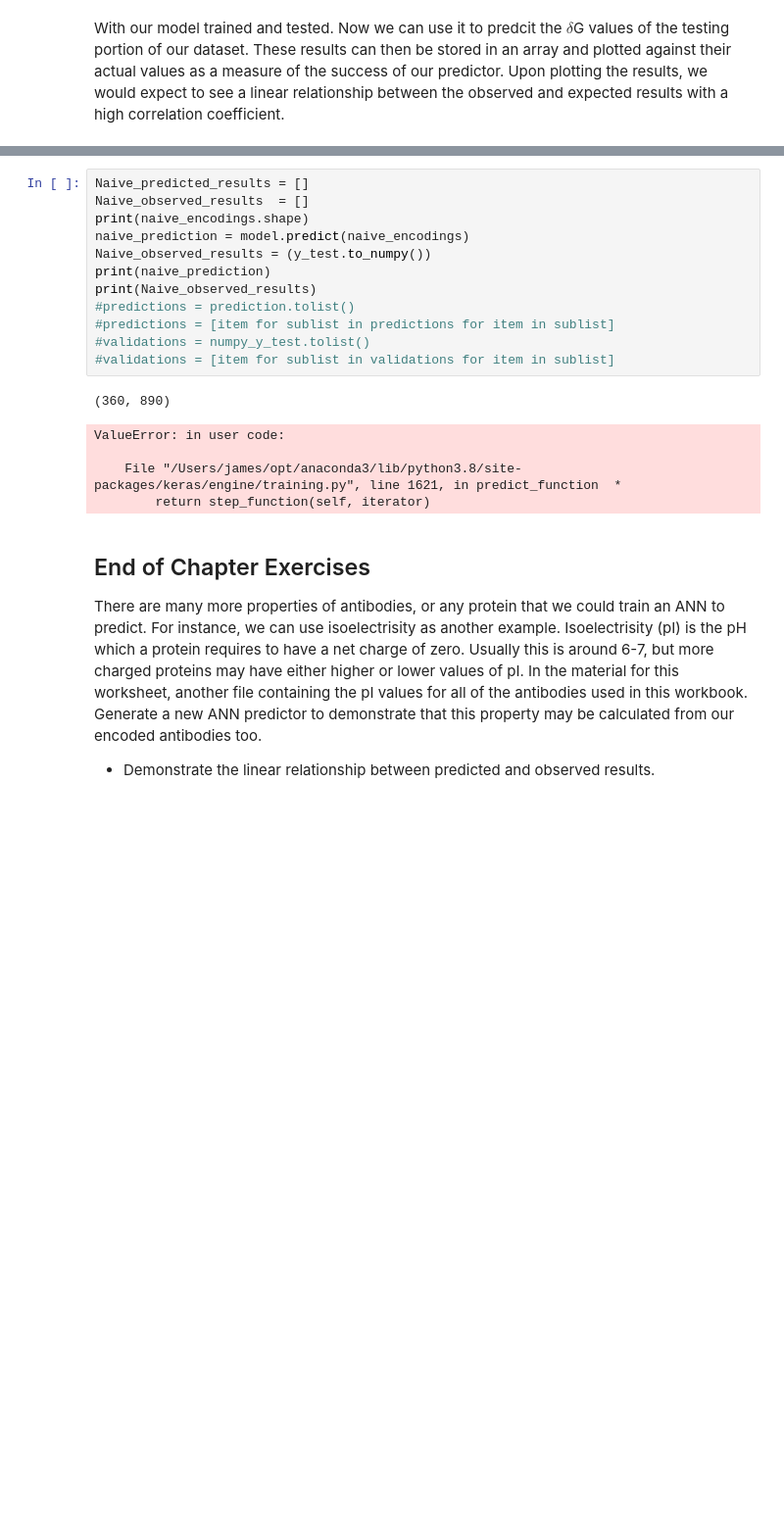
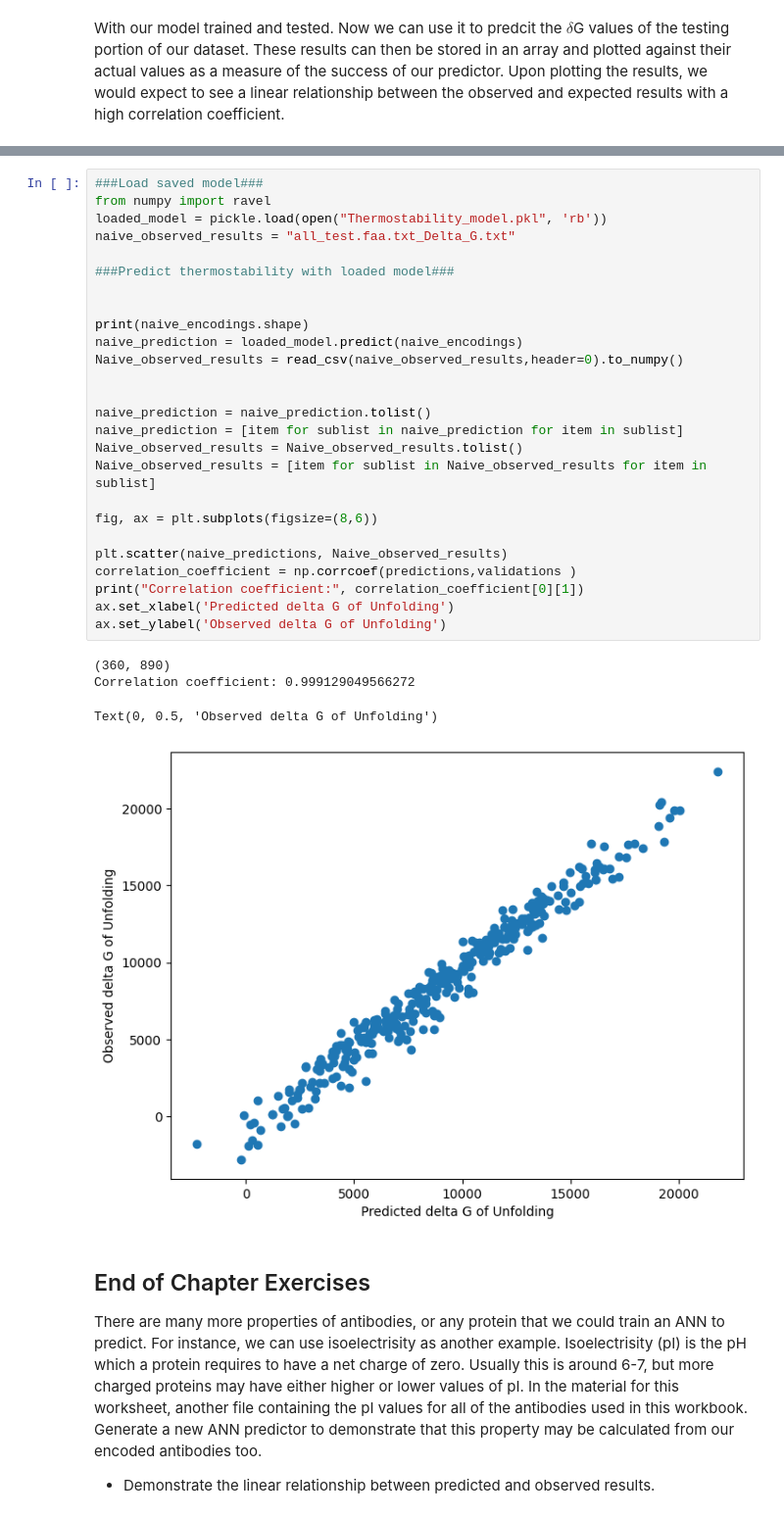
Before and after one commit to AdamTest24/Antibody_Materials, a Jupyter notebook: Predict Thermostability/Predict_Thermostability.ipynb, the cells around one changed output, grey strips where cells are left out. Shown at 98% size. Saved outputs shown, nothing was run; the diff lists cells and outputs as text; blank space fills up the shorter version.

```diff
--- a/Predict Thermostability/Predict_Thermostability.ipynb
+++ b/Predict Thermostability/Predict_Thermostability.ipynb
@@ -241,23 +261,36 @@ VH_data (360, 445)
 VL_data (360, 445)
 (360, 890)
 # %%
-Naive_predicted_results = []
-Naive_observed_results  = []
+###Load saved model###
+from numpy import ravel
+loaded_model = pickle.load(open("Thermostability_model.pkl", 'rb'))
+naive_observed_results = "all_test.faa.txt_Delta_G.txt"
+
+###Predict thermostability with loaded model###
+
+
 print(naive_encodings.shape)
-naive_prediction = model.predict(naive_encodings)
-Naive_observed_results = (y_test.to_numpy())
-print(naive_prediction)
-print(Naive_observed_results)
-#predictions = prediction.tolist()
-#predictions = [item for sublist in predictions for item in sublist]
-#validations = numpy_y_test.tolist()
-#validations = [item for sublist in validations for item in sublist]
+naive_prediction = loaded_model.predict(naive_encodings)
+Naive_observed_results = read_csv(naive_observed_results,header=0).to_numpy()
+
+
+naive_prediction = naive_prediction.tolist()
+naive_prediction = [item for sublist in naive_prediction for item in sublist]
+Naive_observed_results = Naive_observed_results.tolist()
+Naive_observed_results = [item for sublist in Naive_observed_results for item in sublist]
+
+fig, ax = plt.subplots(figsize=(8,6))
+
+plt.scatter(naive_predictions, Naive_observed_results)
+correlation_coefficient = np.corrcoef(predictions,validations )
+print("Correlation coefficient:", correlation_coefficient[0][1])
+ax.set_xlabel('Predicted delta G of Unfolding')
+ax.set_ylabel('Observed delta G of Unfolding')
 # %% [output]
 (360, 890)
+Correlation coefficient: 0.999129049566272
-ValueError: in user code:
-
-    File "/Users/james/opt/anaconda3/lib/python3.8/site-packages/keras/engine/training.py", line 1621, in predict_function  *
-        return step_function(self, iterator)
+Text(0, 0.5, 'Observed delta G of Unfolding')
+[figure, added]
 # %% [markdown]
 ## End of Chapter Exercises
 
```
Also changed, not shown: parts of 9 cells of this notebook.
